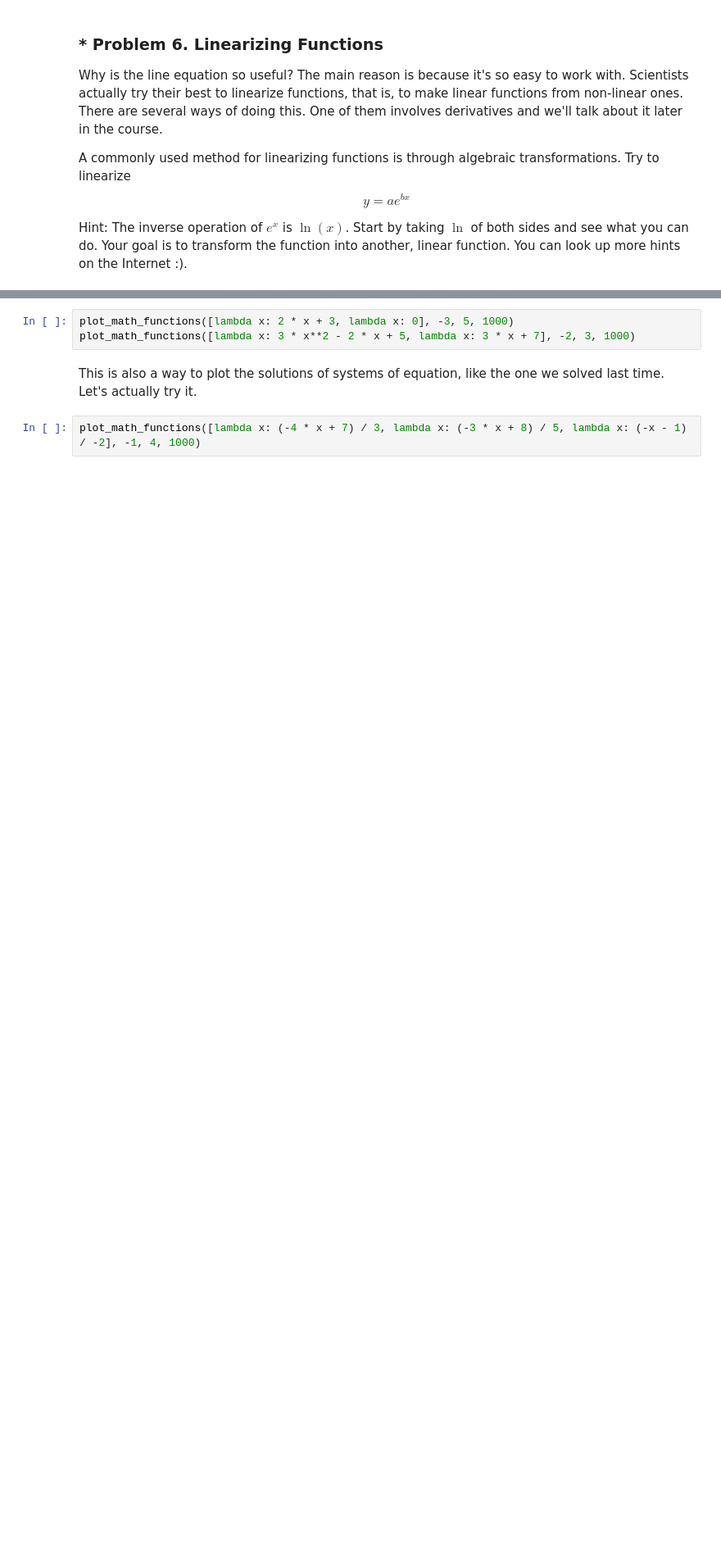
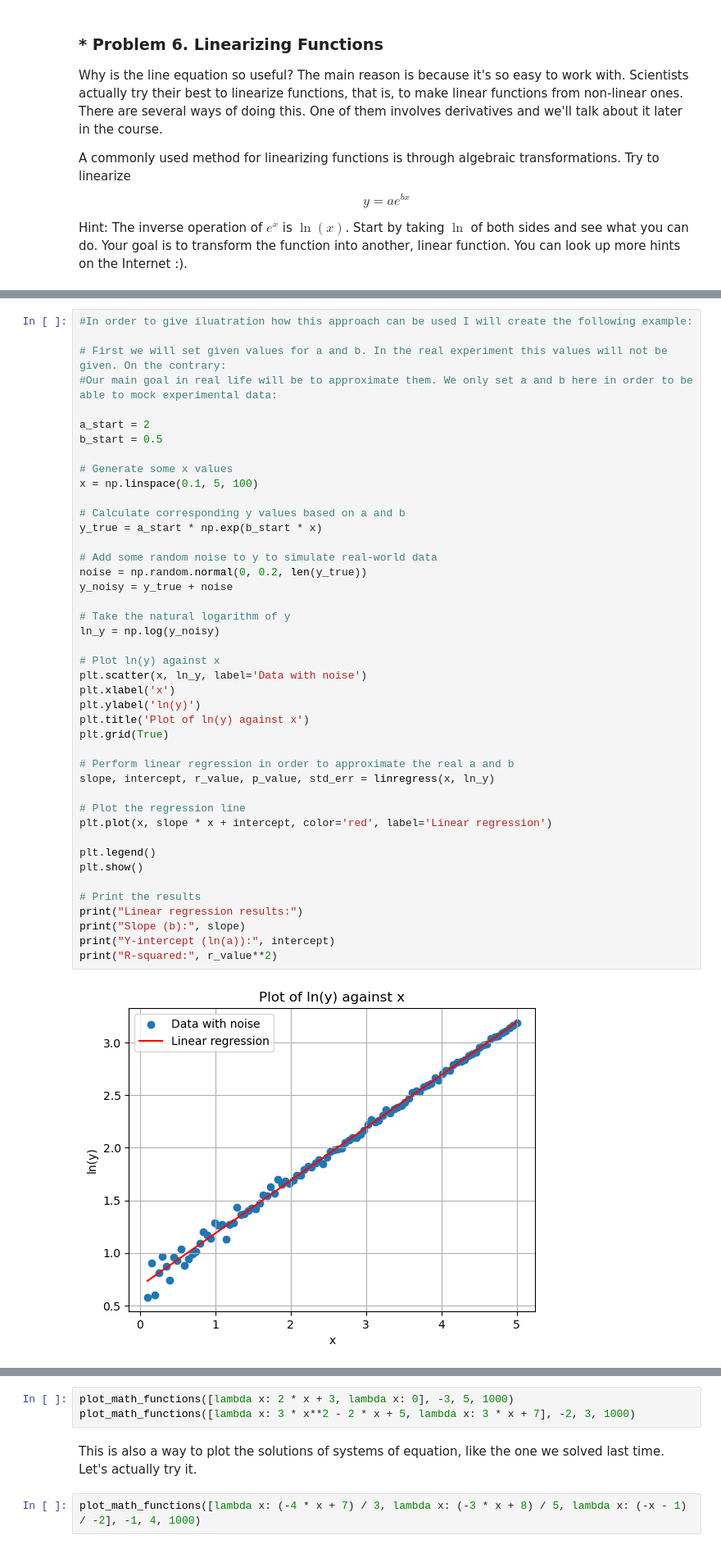
Before and after one commit to nikolaydimov83/PhytonCourses, a Jupyter notebook: Math_For_Devs/01_High_School_math/High-School Maths Exercise.ipynb, the cells around one changed output, grey strips where cells are left out. Shown at 82% size. Saved outputs shown, nothing was run; the diff lists cells and outputs as text; blank space fills up the shorter version.

```diff
--- a/Math_For_Devs/01_High_School_math/High-School Maths Exercise.ipynb
+++ b/Math_For_Devs/01_High_School_math/High-School Maths Exercise.ipynb
@@ -550,0 +590,45 @@ Hint: The inverse operation of $e^{x}$ is $\ln(x)$. Start by taking $\ln$ of bot
+# %%
+#In order to give iluatration how this approach can be used I will create the following example:
+
+# First we will set given values for a and b. In the real experiment this values will not be given. On the contrary:
+#Our main goal in real life will be to approximate them. We only set a and b here in order to be able to mock experimental data:
+
+a_start = 2
+b_start = 0.5
+
+# Generate some x values
+x = np.linspace(0.1, 5, 100)
+
+# Calculate corresponding y values based on a and b
+y_true = a_start * np.exp(b_start * x)
+
+# Add some random noise to y to simulate real-world data
+noise = np.random.normal(0, 0.2, len(y_true))
+y_noisy = y_true + noise
+
+# Take the natural logarithm of y
+ln_y = np.log(y_noisy)
+
+# Plot ln(y) against x
+plt.scatter(x, ln_y, label='Data with noise')
+plt.xlabel('x')
+plt.ylabel('ln(y)')
+plt.title('Plot of ln(y) against x')
+plt.grid(True)
+
+# Perform linear regression in order to approximate the real a and b
+slope, intercept, r_value, p_value, std_err = linregress(x, ln_y)
+
+# Plot the regression line
+plt.plot(x, slope * x + intercept, color='red', label='Linear regression')
+
+plt.legend()
+plt.show()
+
+# Print the results
+print("Linear regression results:")
+print("Slope (b):", slope)
+print("Y-intercept (ln(a)):", intercept)
+print("R-squared:", r_value**2)
+# %% [output]
+[figure, added]
```
Also changed, not shown: parts of 8 cells of this notebook.
